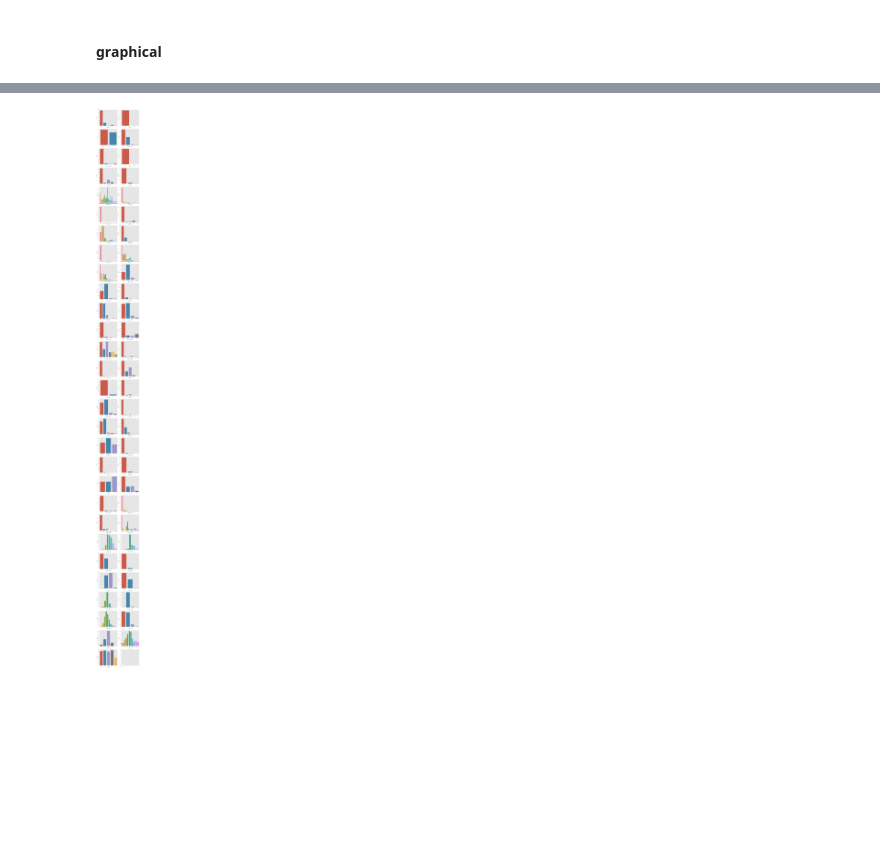
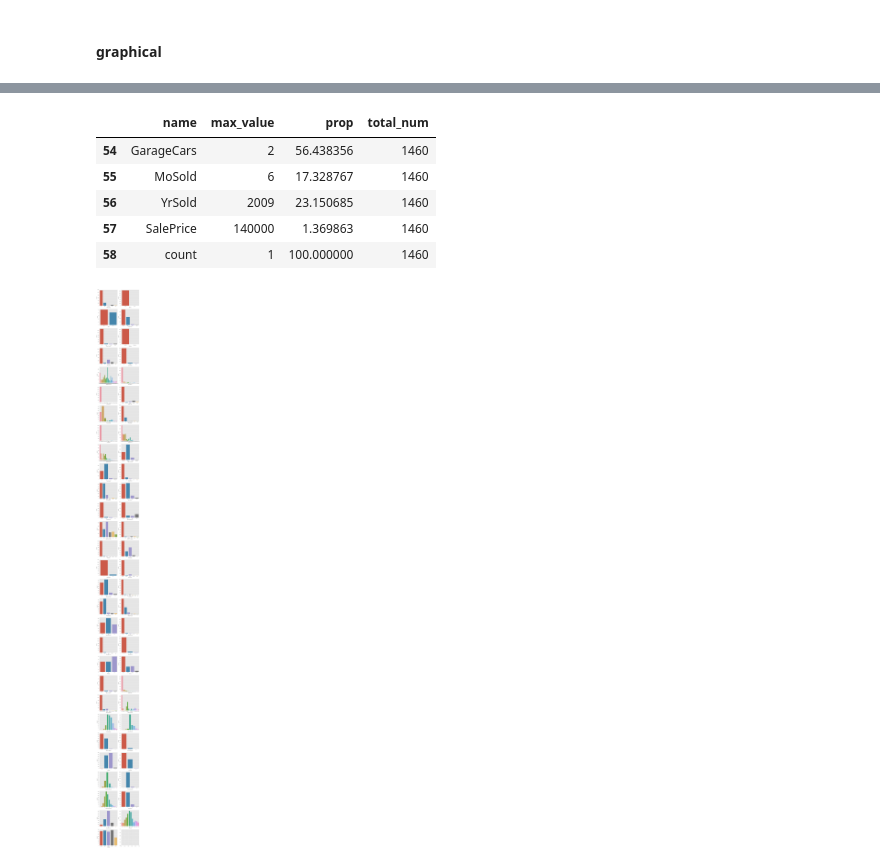
Before and after one commit to wjy5446/house-price-project, a Jupyter notebook: YoonJaeyoung/house-price-analysis.ipynb, the cells around one changed output, grey strips where cells are left out. Saved outputs shown, nothing was run; the diff lists cells and outputs as text; code cells hidden in the pictures; blank space fills up the shorter version.

```diff
--- a/YoonJaeyoung/house-price-analysis.ipynb
+++ b/YoonJaeyoung/house-price-analysis.ipynb
@@ -224,3 +146,13 @@ df_qual_max_cate.tail()
+# %%
+# 각 카테고리의 가장 많이 찾이 하는 값과 비율 구하기
+get_max_ratio_categorical(df_train_qual).tail()
+# %% [output]
+|  | name | max_value | prop | total_num |
+| 54 | GarageCars | 2 | 56.438356 | 1460 |
+| 55 | MoSold | 6 | 17.328767 | 1460 |
+| 56 | YrSold | 2009 | 23.150685 | 1460 |
+| 57 | SalePrice | 140000 | 1.369863 | 1460 |
+| 58 | count | 1 | 100.000000 | 1460 |
 # %%
 dispUniQual(df_train_qual)
 # %% [output]
```
Also changed, not shown: parts of 13 cells of this notebook, 3 other files.
